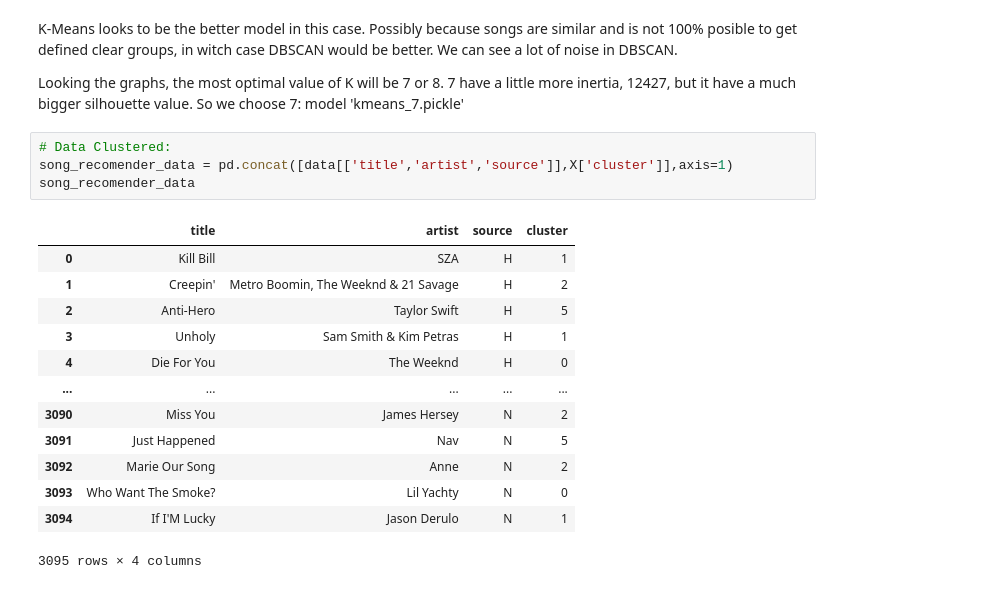
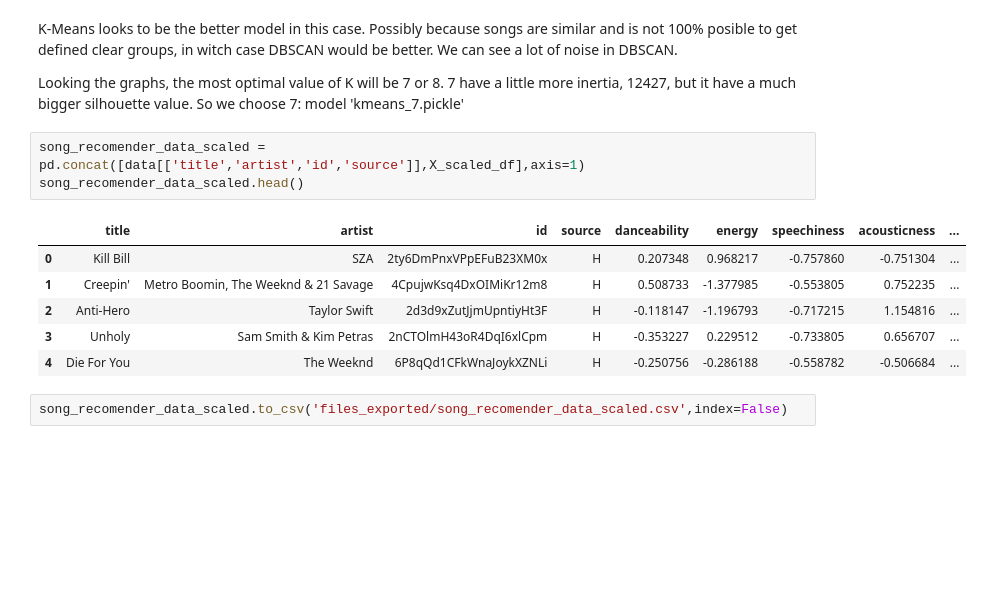
Before and after one commit to cmvaleria/lab-clustering-songs, a Jupyter notebook: Lab_clustering_songs.ipynb, the cells around one changed output. Drawn from its saved outputs; the diff is of its cells as text; blank space fills up the shorter version.

Commit message:
files exported

```diff
--- a/Lab_clustering_songs.ipynb
+++ b/Lab_clustering_songs.ipynb
@@ -456,20 +456,14 @@ K-Means looks to be the better model in this case. Possibly because songs are si
 
 Looking the graphs,  the most optimal value of K will be 7 or 8. 7 have a little more inertia, 12427, but it have a much bigger silhouette value. So we choose 7: model 'kmeans_7.pickle'
 # %%
-# Data Clustered:
-song_recomender_data = pd.concat([data[['title','artist','source']],X['cluster']],axis=1)
-song_recomender_data
+song_recomender_data_scaled = pd.concat([data[['title','artist','id','source']],X_scaled_df],axis=1)
+song_recomender_data_scaled.head()
 # %% [output]
-|  | title | artist | source | cluster |
-| 0 | Kill Bill | SZA | H | 1 |
-| 1 | Creepin' | Metro Boomin, The Weeknd & 21 Savage | H | 2 |
-| 2 | Anti-Hero | Taylor Swift | H | 5 |
-| 3 | Unholy | Sam Smith & Kim Petras | H | 1 |
-| 4 | Die For You | The Weeknd | H | 0 |
-| ... | ... | ... | ... | ... |
-| 3090 | Miss You | James Hersey | N | 2 |
-| 3091 | Just Happened | Nav | N | 5 |
-| 3092 | Marie Our Song | Anne | N | 2 |
-| 3093 | Who Want The Smoke? | Lil Yachty | N | 0 |
-| 3094 | If I'M Lucky | Jason Derulo | N | 1 |
+|  | title | artist | id | source | danceability | energy | speechiness | acousticness | ... |
+| 0 | Kill Bill | SZA | 2ty6DmPnxVPpEFuB23XM0x | H | 0.207348 | 0.968217 | -0.757860 | -0.751304 | ... |
+| 1 | Creepin' | Metro Boomin, The Weeknd & 21 Savage | 4CpujwKsq4DxOIMiKr12m8 | H | 0.508733 | -1.377985 | -0.553805 | 0.752235 | ... |
+| 2 | Anti-Hero | Taylor Swift | 2d3d9xZutJjmUpntiyHt3F | H | -0.118147 | -1.196793 | -0.717215 | 1.154816 | ... |
+| 3 | Unholy | Sam Smith & Kim Petras | 2nCTOlmH43oR4DqI6xlCpm | H | -0.353227 | 0.229512 | -0.733805 | 0.656707 | ... |
+| 4 | Die For You | The Weeknd | 6P8qQd1CFkWnaJoykXZNLi | H | -0.250756 | -0.286188 | -0.558782 | -0.506684 | ... |
-3095 rows × 4 columns
+# %%
+song_recomender_data_scaled.to_csv('files_exported/song_recomender_data_scaled.csv',index=False)
```
Also changed, not shown: 1 other file.
